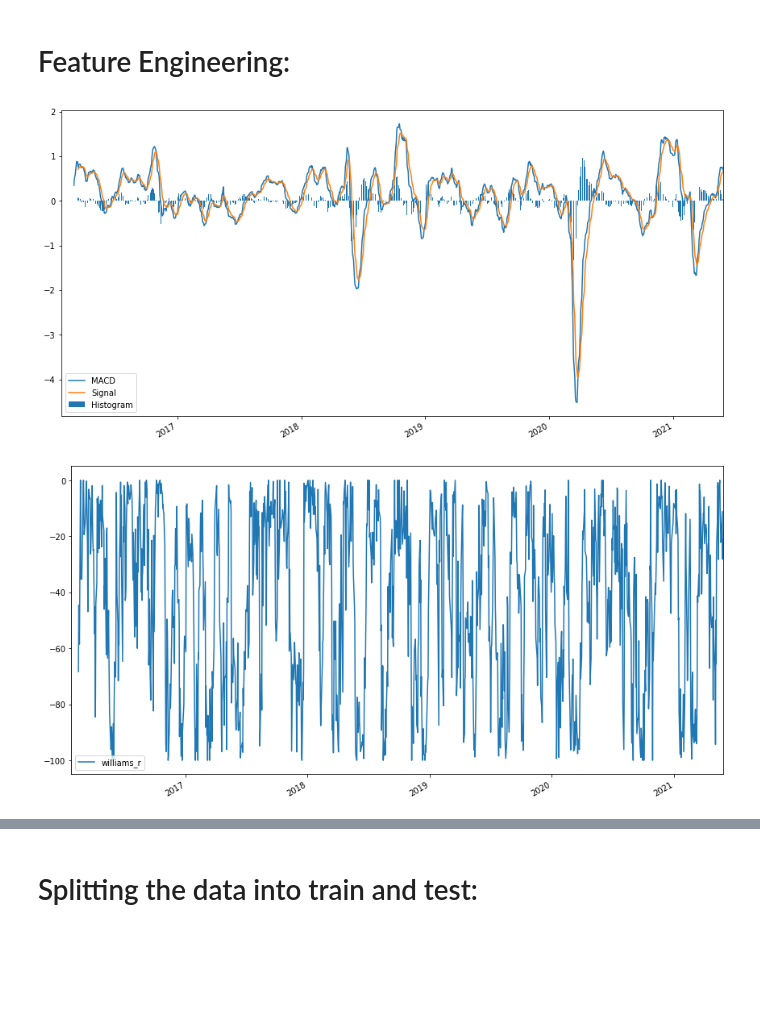
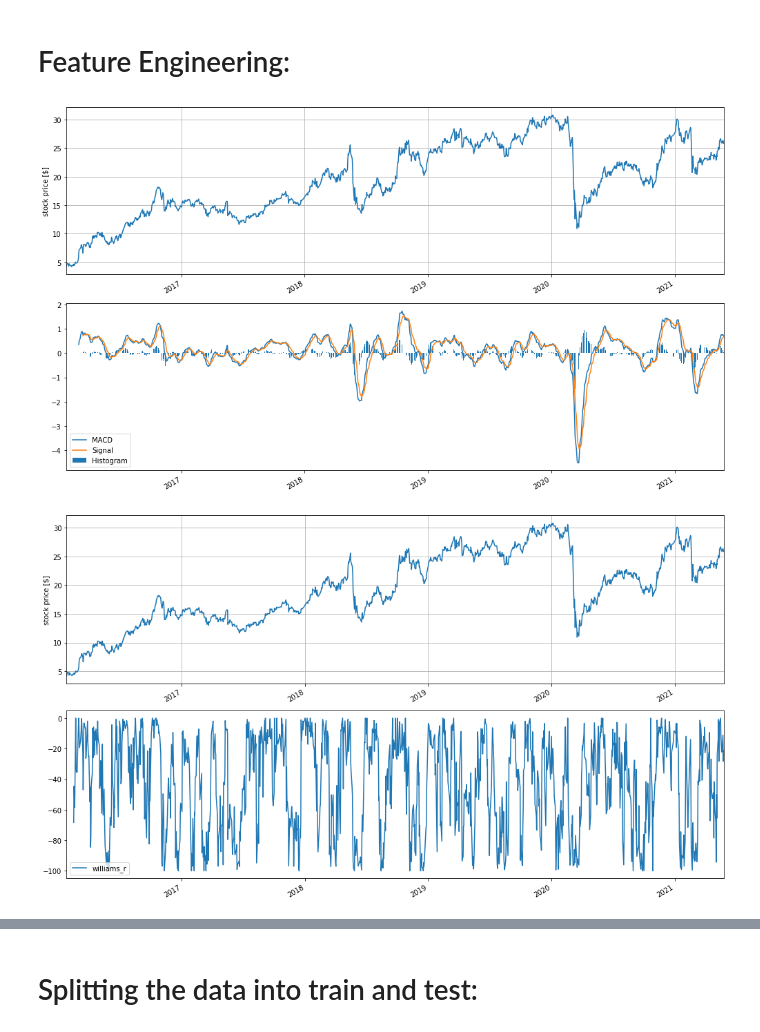
Before and after one commit to dwelcaslu/I2A2-FM-Gaussian-Trader, a Jupyter notebook: notebooks/nbk01_data_exploration.ipynb, the cells around one changed output, grey strips where cells are left out. Cells and saved outputs as stored; diff of their text form; code cells hidden in the pictures; blank space fills up the shorter version.

```diff
--- a/notebooks/nbk01_data_exploration.ipynb
+++ b/notebooks/nbk01_data_exploration.ipynb
@@ -52,37 +52,44 @@ fig.show()
 [interactive output not drawn]
 # %% [markdown]
 # Feature Engineering:
+# %%
+price_ref_col = 'Fech.'
+# Calculating the stock market indicators:
+stock_data = ind.stock_preprocessing(stock_data)
 # %%
 # MACD, Signal, Histogram:
-# macd, signal, histogram = ind.get_macd_signal_hist(stock_data['Fech.'])
-
-stock_data['macd'] = ta.trend.macd(stock_data['Fech.'])
-stock_data['signal'] = ta.trend.macd_signal(stock_data['Fech.'])
-stock_data['histogram'] = ta.trend.macd_diff(stock_data['Fech.'])
-
-
-plt.figure(figsize=(12, 6))
+plt.figure(figsize=(14, 8))
+plt.subplot(2, 1, 1)
+stock_data[price_ref_col].plot(label=price_ref_col, zorder=2)
+plt.xlim([stock_data.index.min(), stock_data.index.max()])
+plt.ylabel('stock price [$]')
+plt.grid()
+plt.subplot(2, 1, 2)
 stock_data['macd'].plot(label='MACD')
 stock_data['signal'].plot(label='Signal')
 plt.bar(stock_data.index, stock_data['histogram'], label='Histogram')
 plt.xlim([stock_data.index.min(), stock_data.index.max()])
 plt.legend(loc='best')
 plt.tight_layout()
 plt.show()
 # %% [output]
-[figure, old version]
+[figure, new version]
 # %%
 # William %R
-stock_data['williams_r'] = ta.momentum.williams_r(stock_data['Máximo'], stock_data['Mínimo'], stock_data['Fech.'], lbp=14)
-
-plt.figure(figsize=(12, 6))
+plt.figure(figsize=(14, 8))
+plt.subplot(2, 1, 1)
+stock_data[price_ref_col].plot(label=price_ref_col, zorder=2)
+plt.xlim([stock_data.index.min(), stock_data.index.max()])
+plt.ylabel('stock price [$]')
+plt.grid()
+plt.subplot(2, 1, 2)
 stock_data['williams_r'].plot(label='williams_r')
 plt.xlim([stock_data.index.min(), stock_data.index.max()])
 plt.legend(loc='best')
 plt.tight_layout()
 plt.show()
 # %% [output]
-[figure, old version]
+[figure, new version]
 # %%
 stock_data
 # %% [output]
```
Also changed, not shown: parts of 1 cell of this notebook, 5 other files.
